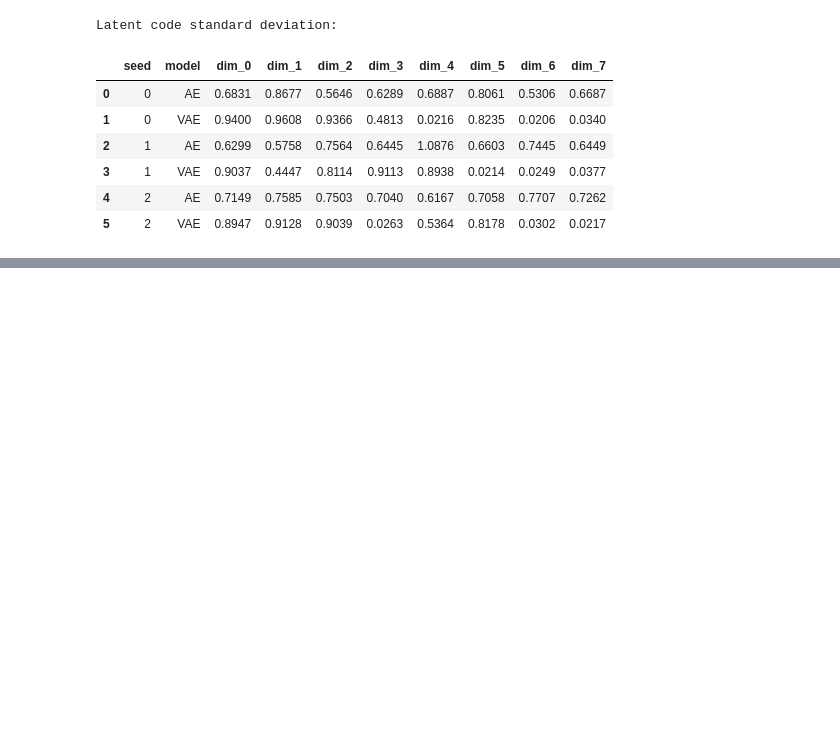
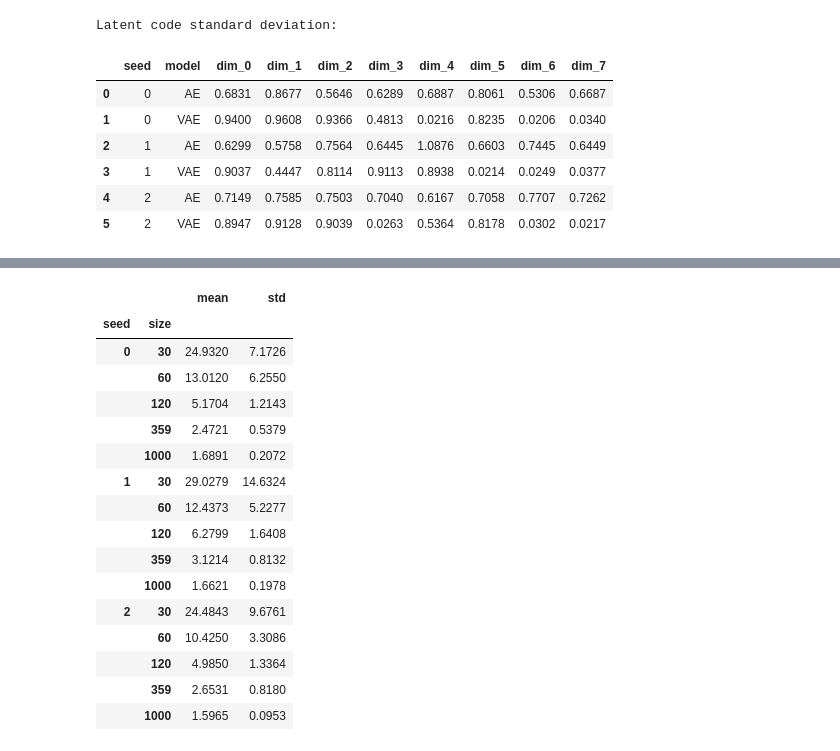
Before and after one commit to erictsaily/AIGC5500-Lab-7, a Jupyter notebook: lab07.ipynb, the cells around one changed output, grey strips where cells are left out. Drawn from its saved outputs; the diff is of its cells as text; code cells hidden in the pictures; blank space fills up the shorter version.

```diff
--- a/lab07.ipynb
+++ b/lab07.ipynb
@@ -268,0 +728,43 @@ Latent code standard deviation:
+# %%
+sizes = [30, 60, 120, 359, 1000]
+train_features = S.get_features(net, Xtr)
+
+results = []
+
+for seed in SEEDS:
+    rng = np.random.default_rng(11000 + seed)
+
+    for size in sizes:
+        for trial in range(10):
+            idx = rng.choice(len(Xtr), size=size, replace=False)
+            fd = S.frechet_distance(fte, train_features[idx])
+
+            results.append({
+                "seed": seed,
+                "size": size,
+                "frechet": fd
+            })
+
+df = pd.DataFrame(results)
+
+summary = df.groupby(["seed", "size"])["frechet"].agg(["mean", "std"])
+
+display(summary.round(4))
+# %% [output]
+|  |  | mean | std |
+| seed | size |  |  |
+| 0 | 30 | 24.9320 | 7.1726 |
+|  | 60 | 13.0120 | 6.2550 |
+|  | 120 | 5.1704 | 1.2143 |
+|  | 359 | 2.4721 | 0.5379 |
+|  | 1000 | 1.6891 | 0.2072 |
+| 1 | 30 | 29.0279 | 14.6324 |
+|  | 60 | 12.4373 | 5.2277 |
+|  | 120 | 6.2799 | 1.6408 |
+|  | 359 | 3.1214 | 0.8132 |
+|  | 1000 | 1.6621 | 0.1978 |
+| 2 | 30 | 24.4843 | 9.6761 |
+|  | 60 | 10.4250 | 3.3086 |
+|  | 120 | 4.9850 | 1.3364 |
+|  | 359 | 2.6531 | 0.8180 |
+|  | 1000 | 1.5965 | 0.0953 |
```
Also changed, not shown: parts of 13 cells of this notebook, 37 other files.
